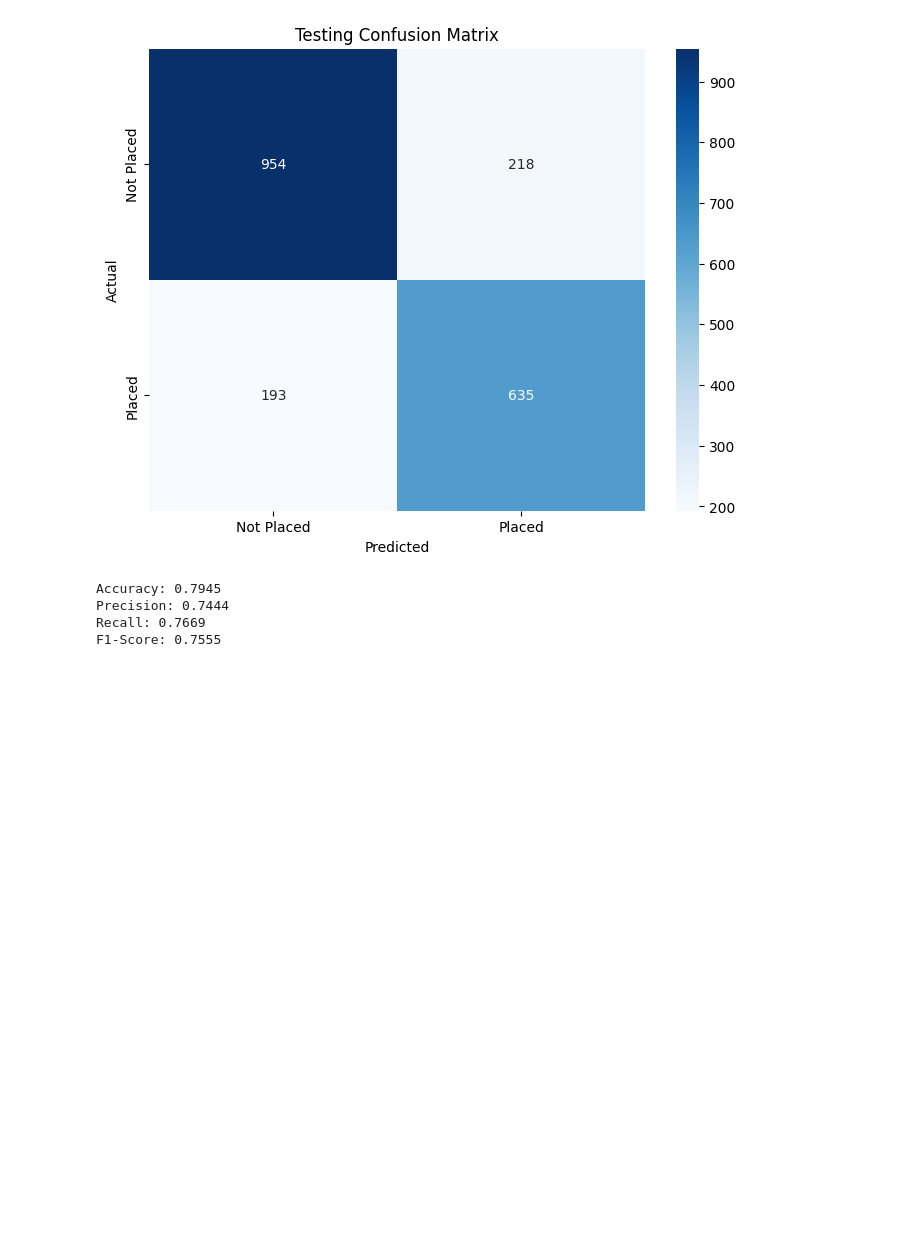
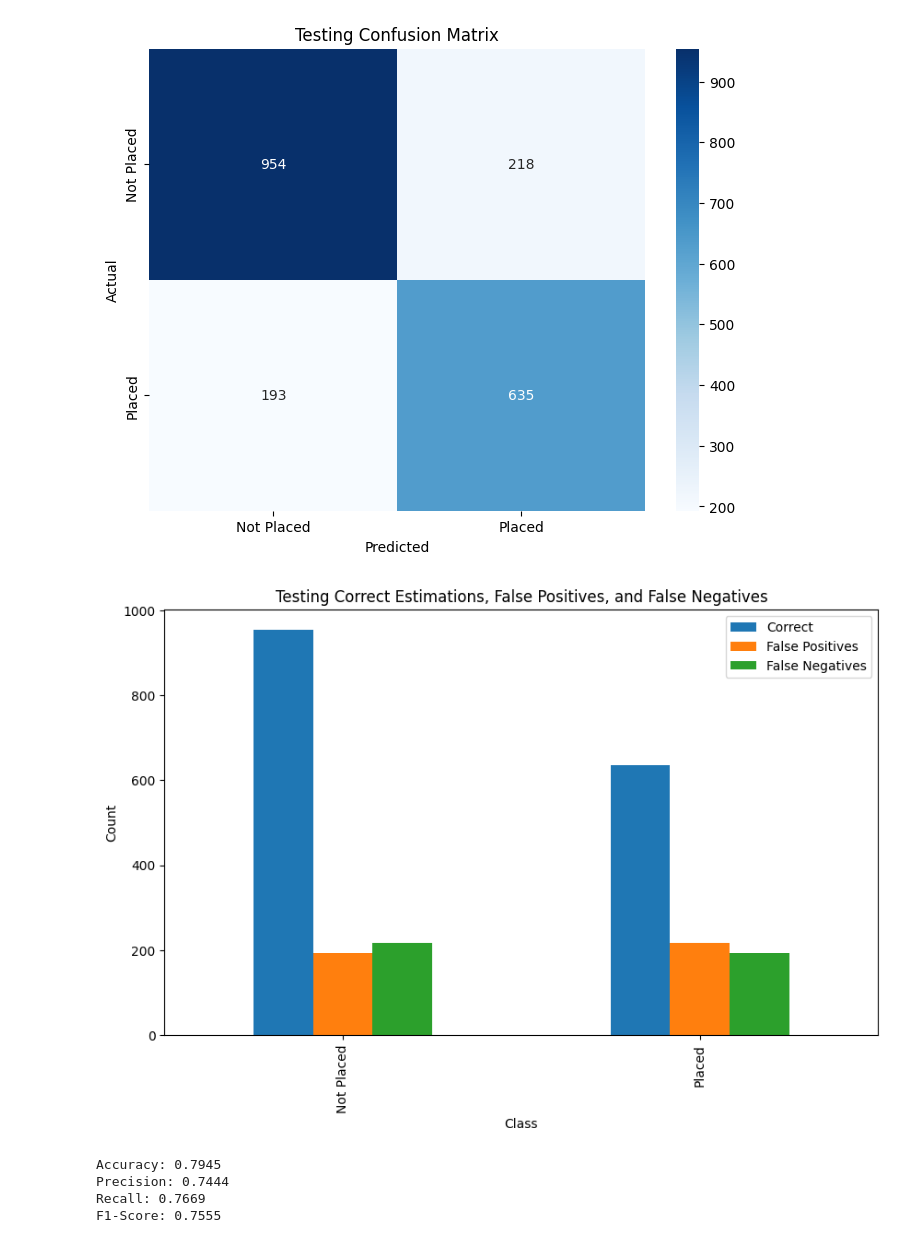
Before and after one commit to Hadeelhs/student-placement-prediction, a Jupyter notebook: placement_prediction-classification.ipynb, the cells around one changed output. Cells and saved outputs as stored; diff of their text form; code cells hidden in the pictures; blank space fills up the shorter version.

```diff
--- a/placement_prediction-classification.ipynb
+++ b/placement_prediction-classification.ipynb
@@ -144,6 +157,19 @@ plt.title('Testing Confusion Matrix')
 plt.show()
 # %% [output]
 [figure]
+# %%
+# Plot correct estimations, false positives, and false negatives
+test_correct = np.diag(test_cm)
+test_false_positives = test_cm.sum(axis=0) - test_correct
+test_false_negatives = test_cm.sum(axis=1) - test_correct
+test_metrics = pd.DataFrame({'Correct': test_correct, 'False Positives': test_false_positives, 'False Negatives': test_false_negatives}, index=['Not Placed', 'Placed'])
+test_metrics.plot(kind='bar', figsize=(10, 6))
+plt.title('Testing Correct Estimations, False Positives, and False Negatives')
+plt.xlabel('Class')
+plt.ylabel('Count')
+plt.show()
+# %% [output]
+[figure, added]
 # %%
 # Compute Training Evaluation Metrics
 accuracy = accuracy_score(y_test, y_pred)
```
Also changed, not shown: parts of 1 cell of this notebook.
